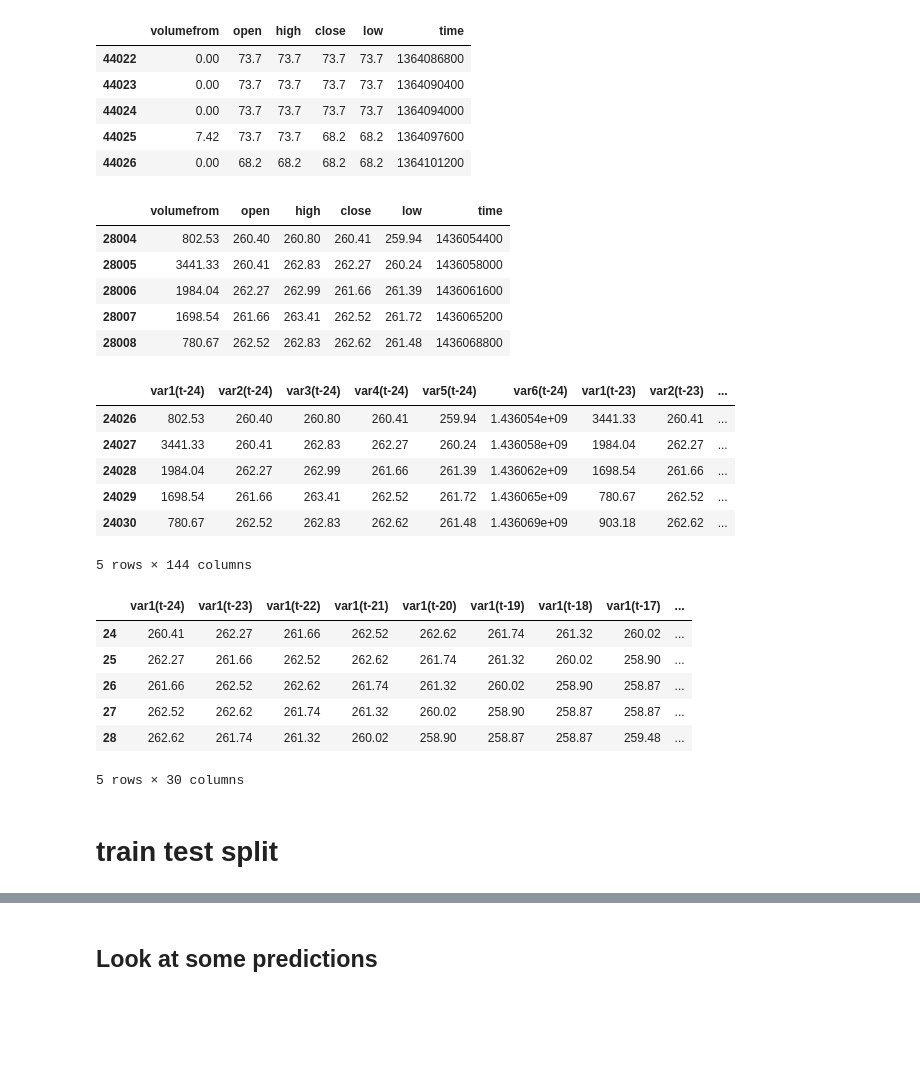
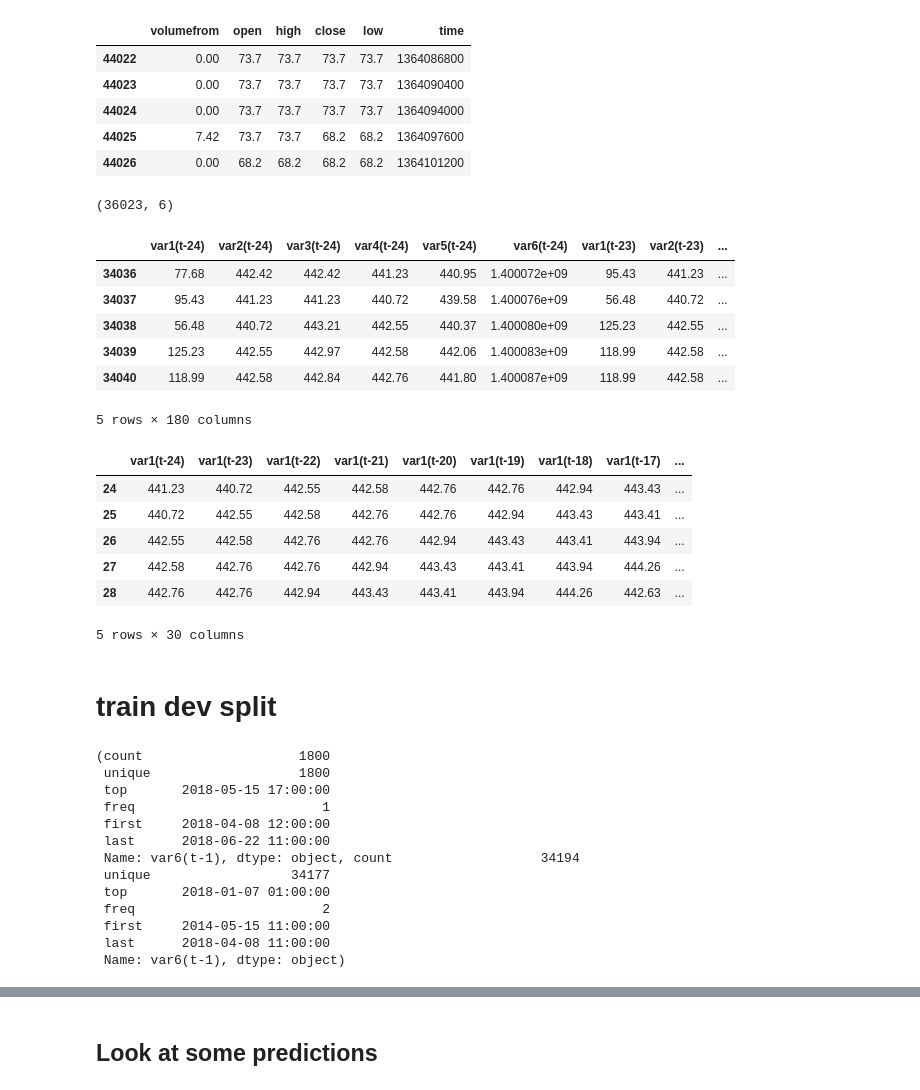
Before and after one commit to daniel-cortez-stevenson/crypto-predict, a Jupyter notebook: notebooks/model_dev.ipynb, the cells around one changed output, grey strips where cells are left out. Saved outputs shown, nothing was run; the diff lists cells and outputs as text; code cells hidden in the pictures; blank space fills up the shorter version.

```diff
--- a/notebooks/model_dev.ipynb
+++ b/notebooks/model_dev.ipynb
@@ -16,8 +26,9 @@ Using TensorFlow backend.
 # %%
 df = df = pd.read_csv(project_path + '/data/raw/data.csv', index_col=0)
 df.sort_values('time', inplace=True)
+# Kept time because we will know the times at which we want predictions for - no problem with knowing the future.
 df.drop(['index', 'volumeto'], axis=1, inplace=True)
-
+df = df[['volumefrom','open','high','close','low','time']]
 df.head()
 # %% [output]
 |  | volumefrom | open | high | close | low | time |
@@ -26,18 +37,18 @@ df.head()
 | 44024 | 0.00 | 73.7 | 73.7 | 73.7 | 73.7 | 1364094000 |
 | 44025 | 7.42 | 73.7 | 73.7 | 68.2 | 68.2 | 1364097600 |
 | 44026 | 0.00 | 68.2 | 68.2 | 68.2 | 68.2 | 1364101200 |
-# %%
-sample = df.iloc[20000:,:]
-sample.head()
-# %% [output]
-|  | volumefrom | open | high | close | low | time |
-| 28004 | 802.53 | 260.40 | 260.80 | 260.41 | 259.94 | 1436054400 |
-| 28005 | 3441.33 | 260.41 | 262.83 | 262.27 | 260.24 | 1436058000 |
-| 28006 | 1984.04 | 262.27 | 262.99 | 261.66 | 261.39 | 1436061600 |
-| 28007 | 1698.54 | 261.66 | 263.41 | 262.52 | 261.72 | 1436065200 |
-| 28008 | 780.67 | 262.52 | 262.83 | 262.62 | 261.48 | 1436068800 |
 # %%
+TRAIN_DATA_START_HOUR_INDEX = 10000
 N_FEATURES = len(df.columns)
 INPUT_HOURS = 24
 PREDICT_HOURS = 6
+# %%
+"""
+Cut off first ### hours from data set. The OHCLV data is much different in Bitcoin's earlier days.
+Getting rid of this data will hopefully improve the model.
+"""
+sample = df.iloc[TRAIN_DATA_START_HOUR_INDEX:,:]
+sample.shape
+# %% [output]
+(36023, 6)
 # %%
@@ -76,26 +92,27 @@ def series_to_supervised(data, n_in=1, n_out=1, dropnan=True):
 	return agg
 # %%
 X = series_to_supervised(data=sample, n_in=INPUT_HOURS, n_out=PREDICT_HOURS)
-X = X.iloc[:,:-(PREDICT_HOURS*N_FEATURES)]
+
+
 X.head()
 # %% [output]
 |  | var1(t-24) | var2(t-24) | var3(t-24) | var4(t-24) | var5(t-24) | var6(t-24) | var1(t-23) | var2(t-23) | ... |
-| 24026 | 802.53 | 260.40 | 260.80 | 260.41 | 259.94 | 1.436054e+09 | 3441.33 | 260.41 | ... |
-| 24027 | 3441.33 | 260.41 | 262.83 | 262.27 | 260.24 | 1.436058e+09 | 1984.04 | 262.27 | ... |
-| 24028 | 1984.04 | 262.27 | 262.99 | 261.66 | 261.39 | 1.436062e+09 | 1698.54 | 261.66 | ... |
-| 24029 | 1698.54 | 261.66 | 263.41 | 262.52 | 261.72 | 1.436065e+09 | 780.67 | 262.52 | ... |
-| 24030 | 780.67 | 262.52 | 262.83 | 262.62 | 261.48 | 1.436069e+09 | 903.18 | 262.62 | ... |
+| 34036 | 77.68 | 442.42 | 442.42 | 441.23 | 440.95 | 1.400072e+09 | 95.43 | 441.23 | ... |
+| 34037 | 95.43 | 441.23 | 441.23 | 440.72 | 439.58 | 1.400076e+09 | 56.48 | 440.72 | ... |
+| 34038 | 56.48 | 440.72 | 443.21 | 442.55 | 440.37 | 1.400080e+09 | 125.23 | 442.55 | ... |
+| 34039 | 125.23 | 442.55 | 442.97 | 442.58 | 442.06 | 1.400083e+09 | 118.99 | 442.58 | ... |
+| 34040 | 118.99 | 442.58 | 442.84 | 442.76 | 441.80 | 1.400087e+09 | 118.99 | 442.58 | ... |
-5 rows × 144 columns
+5 rows × 180 columns
 # %%
 Y = series_to_supervised(data=list(sample['close']), n_in=INPUT_HOURS, n_out=PREDICT_HOURS)
 Y.head()
 # %% [output]
 |  | var1(t-24) | var1(t-23) | var1(t-22) | var1(t-21) | var1(t-20) | var1(t-19) | var1(t-18) | var1(t-17) | ... |
-| 24 | 260.41 | 262.27 | 261.66 | 262.52 | 262.62 | 261.74 | 261.32 | 260.02 | ... |
-| 25 | 262.27 | 261.66 | 262.52 | 262.62 | 261.74 | 261.32 | 260.02 | 258.90 | ... |
-| 26 | 261.66 | 262.52 | 262.62 | 261.74 | 261.32 | 260.02 | 258.90 | 258.87 | ... |
-| 27 | 262.52 | 262.62 | 261.74 | 261.32 | 260.02 | 258.90 | 258.87 | 258.87 | ... |
-| 28 | 262.62 | 261.74 | 261.32 | 260.02 | 258.90 | 258.87 | 258.87 | 259.48 | ... |
+| 24 | 441.23 | 440.72 | 442.55 | 442.58 | 442.76 | 442.76 | 442.94 | 443.43 | ... |
+| 25 | 440.72 | 442.55 | 442.58 | 442.76 | 442.76 | 442.94 | 443.43 | 443.41 | ... |
+| 26 | 442.55 | 442.58 | 442.76 | 442.76 | 442.94 | 443.43 | 443.41 | 443.94 | ... |
+| 27 | 442.58 | 442.76 | 442.76 | 442.94 | 443.43 | 443.41 | 443.94 | 444.26 | ... |
+| 28 | 442.76 | 442.76 | 442.94 | 443.43 | 443.41 | 443.94 | 444.26 | 442.63 | ... |
 5 rows × 30 columns
 # %% [markdown]
-# train test split
+# train dev split
@@ -109,0 +134,19 @@ X_test = X_test.as_matrix()
+# %%
+"""
+Check that dates make sense
+"""
+pd.to_datetime(X_test["var6(t-1)"], unit='s').describe(), pd.to_datetime(X_train["var6(t-1)"], unit='s').describe()
+# %% [output]
+(count                    1800
+ unique                   1800
+ top       2018-05-15 17:00:00
+ freq                        1
+ first     2018-04-08 12:00:00
+ last      2018-06-22 11:00:00
+ Name: var6(t-1), dtype: object, count                   34194
+ unique                  34177
+ top       2018-01-07 01:00:00
+ freq                        2
+ first     2014-05-15 11:00:00
+ last      2018-04-08 11:00:00
+ Name: var6(t-1), dtype: object)
```
Also changed, not shown: parts of 22 cells of this notebook, 1 other file.
